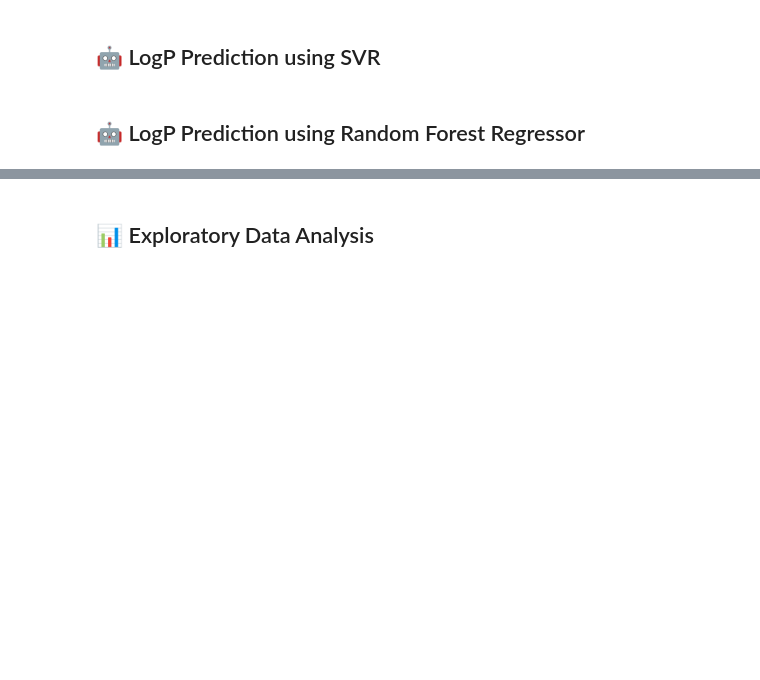
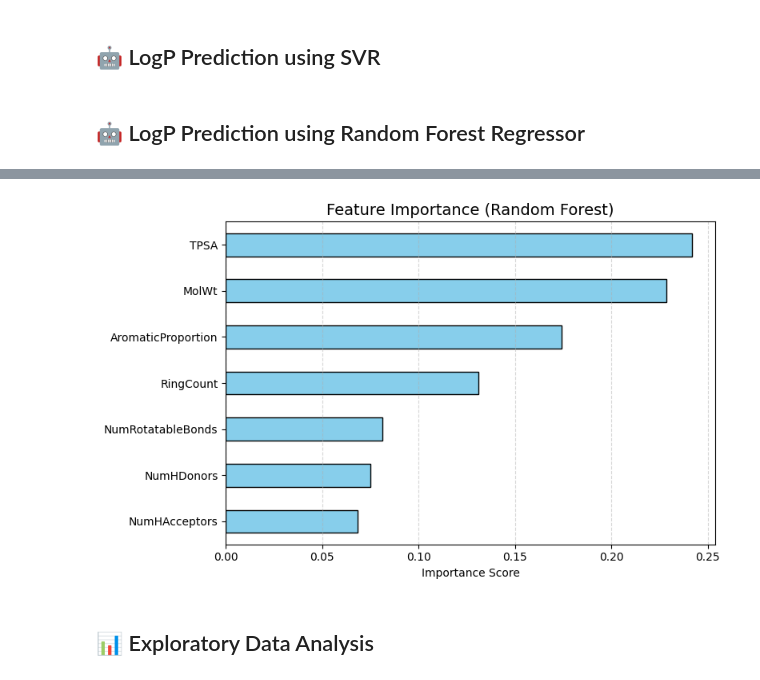
Before and after one commit to Kyeongbin-Tom/logp-tpsa-analysis, a Jupyter notebook: notebooks/LogP_TPSA_Analysis.ipynb, the cells around one changed output, grey strips where cells are left out. Saved outputs shown, nothing was run; the diff lists cells and outputs as text; code cells hidden in the pictures; blank space fills up the shorter version.

```diff
--- a/notebooks/LogP_TPSA_Analysis.ipynb
+++ b/notebooks/LogP_TPSA_Analysis.ipynb
@@ -243,3 +259,33 @@ y_pred_rf = rf_model.predict(X_test)
+# %%
+# 📊 Train Random Forest and visualize feature importance (duplicate-free)
+
+# Step 1: Remove duplicated features from input
+X = X.loc[:, ~X.columns.duplicated()]
+
+# Step 2: Split the cleaned data into train and test sets
+X_train, X_test, y_train, y_test = train_test_split(
+    X, y, test_size=0.2, random_state=42
+)
+
+# Step 3: Train a new Random Forest model on deduplicated data
+rf_model = RandomForestRegressor(n_estimators=100, random_state=42)
+rf_model.fit(X_train, y_train)
+
+# Step 4: Extract feature importance scores
+feature_names = X.columns
+importances = rf_model.feature_importances_
+importances_series = pd.Series(importances, index=feature_names).sort_values()
+
+# Step 5: Plot horizontal bar chart
+plt.figure(figsize=(8, 5))
+importances_series.plot(kind="barh", color="skyblue", edgecolor="black")
+plt.title("Feature Importance (Random Forest)", fontsize=14)
+plt.xlabel("Importance Score")
+plt.grid(axis="x", linestyle="--", alpha=0.5)
+plt.tight_layout()
+plt.show()
+# %% [output]
+[figure, added]
 # %% [markdown]
 ## 📊 Exploratory Data Analysis
 # %%
```
Also changed, not shown: parts of 5 cells of this notebook.
